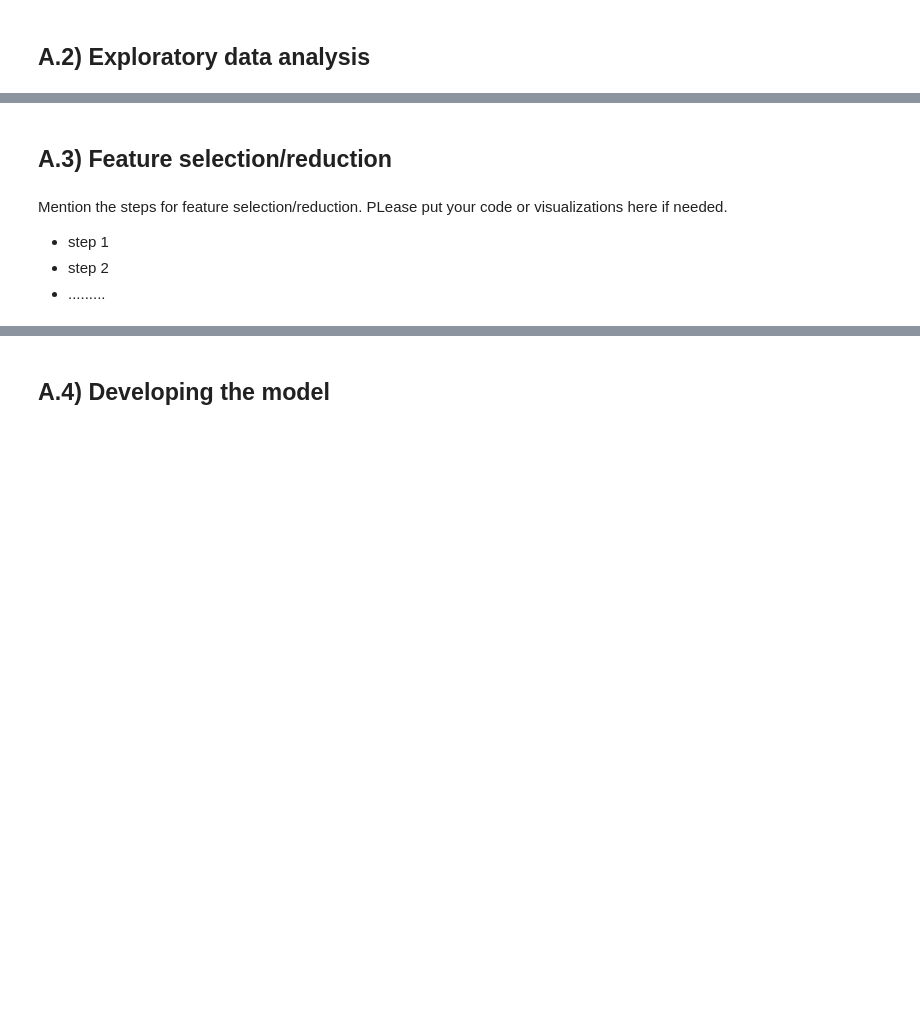
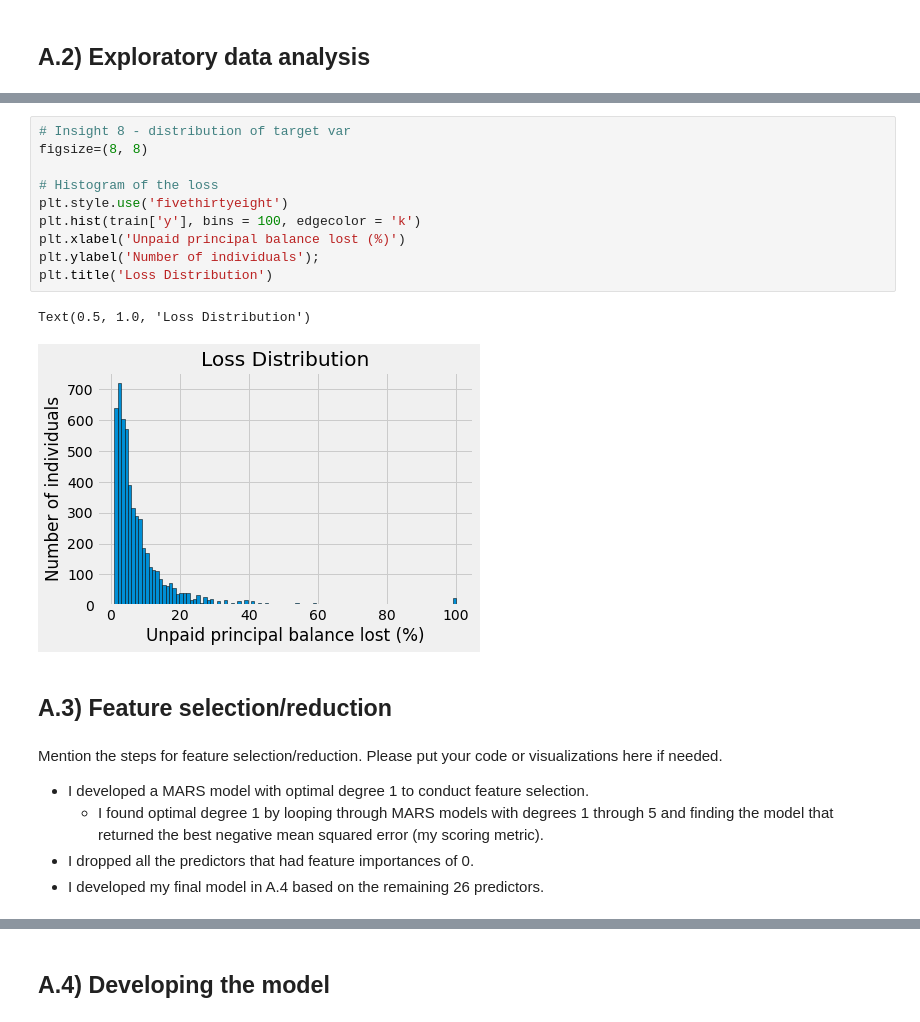
Before and after one commit to ada-zhong/STAT-390-Project, a Jupyter notebook: Kaggle-Ada/Kaggle Report 390.ipynb, the cells around one changed output, grey strips where cells are left out. Cells and saved outputs as stored; diff of their text form; blank space fills up the shorter version.

```diff
--- a/Kaggle-Ada/Kaggle Report 390.ipynb
+++ b/Kaggle-Ada/Kaggle Report 390.ipynb
@@ -36,8 +245,22 @@ Mention any major insights you obtained from the data, which you used to develop
+# %%
+# Insight 8 - distribution of target var
+figsize=(8, 8)
+
+# Histogram of the loss
+plt.style.use('fivethirtyeight')
+plt.hist(train['y'], bins = 100, edgecolor = 'k')
+plt.xlabel('Unpaid principal balance lost (%)')
+plt.ylabel('Number of individuals');
+plt.title('Loss Distribution')
+# %% [output]
+Text(0.5, 1.0, 'Loss Distribution')
+[figure, added]
 # %% [markdown]
 ## A.3) Feature selection/reduction
 # %% [markdown]
-Mention the steps for feature selection/reduction. PLease put your code or visualizations here if needed.
+Mention the steps for feature selection/reduction. Please put your code or visualizations here if needed.
 
-- step 1
-- step 2
-- .........
+- I developed a MARS model with optimal degree 1 to conduct feature selection.
+    - I found optimal degree 1 by looping through MARS models with degrees 1 through 5 and finding the model that returned the best negative mean squared error (my scoring metric).
+- I dropped all the predictors that had feature importances of 0.
+- I developed my final model in A.4 based on the remaining 26 predictors.
```
Also changed, not shown: parts of 18 cells of this notebook, 13 other files.
